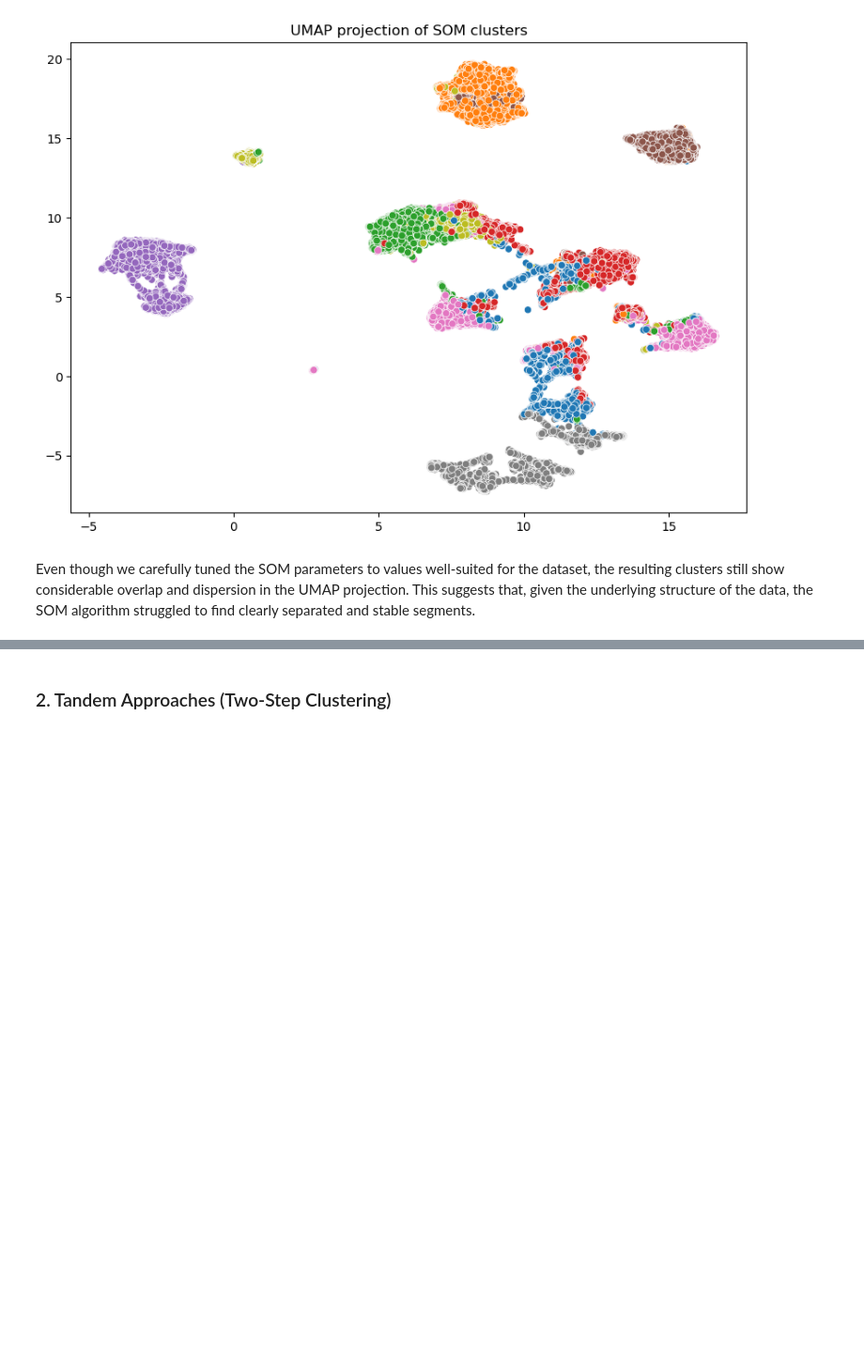
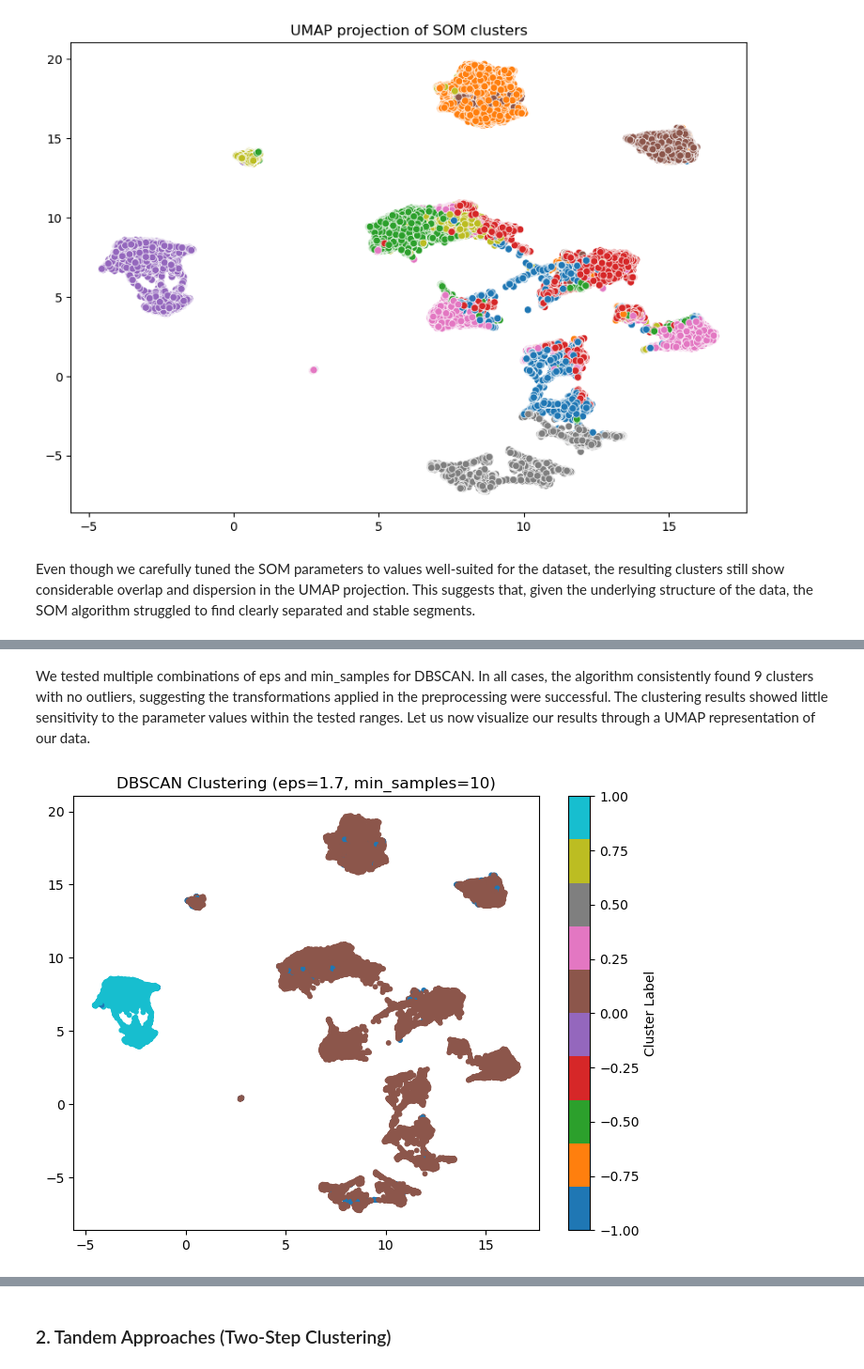
Before and after one commit to tiagocrz/ML-II-Customer-Segmentation, a Jupyter notebook: Notebooks/Clustering.ipynb, the cells around one changed output, grey strips where cells are left out. Shown at 94% size. Drawn from its saved outputs; the diff is of its cells as text; code cells hidden in the pictures; blank space fills up the shorter version.

Commit message:
1.5 DBSCAN

```diff
--- a/Notebooks/Clustering.ipynb
+++ b/Notebooks/Clustering.ipynb
@@ -356,0 +384,11 @@ Even though we carefully tuned the SOM parameters to values well-suited for the
+# %%
+for mp in range(10, 71, 30):
+    for eps_ in [1.7,2,2.5,3]:
+        db = DBSCAN(eps=eps_, min_samples=mp)
+        db.fit(clustering_customer_info)
+
+        n_clusters = len(set(labels)) - (1 if -1 in labels else 0)
+        n_outliers = list(labels).count(-1)
+
+        if n_clusters > 5: # as we've clearly seen from our data, there are over 5 clusters
+            print(eps_, mp, n_clusters, n_outliers)
@@ -356,0 +408,25 @@ Even though we carefully tuned the SOM parameters to values well-suited for the
+# %% [markdown]
+We tested multiple combinations of eps and min_samples for DBSCAN. In all cases, the algorithm consistently found 9 clusters with no outliers, suggesting the transformations applied in the preprocessing were successful. The clustering results showed little sensitivity to the parameter values within the tested ranges. Let us now visualize our results through a UMAP representation of our data.
+# %%
+# Example of chosen parameters
+eps_chosen = 1.7
+min_samples_chosen = 10
+
+# Fit DBSCAN with chosen parameters
+db = DBSCAN(eps=eps_chosen, min_samples=min_samples_chosen)
+db.fit(clustering_customer_info)
+
+labels = db.labels_
+
+# Apply UMAP for 2D projection
+reducer = umap.UMAP(random_state=42)
+embedding = reducer.fit_transform(clustering_customer_info)
+
+# Plot UMAP projection colored by cluster labels
+plt.figure(figsize=(8,6))
+scatter = plt.scatter(embedding[:,0], embedding[:,1], c=labels, cmap='tab10', s=10)
+plt.title(f'DBSCAN Clustering (eps={eps_chosen}, min_samples={min_samples_chosen})')
+plt.colorbar(scatter, label='Cluster Label')
+plt.show()
+# %% [output]
+[figure, added]
```
Also changed, not shown: parts of 13 cells of this notebook.
